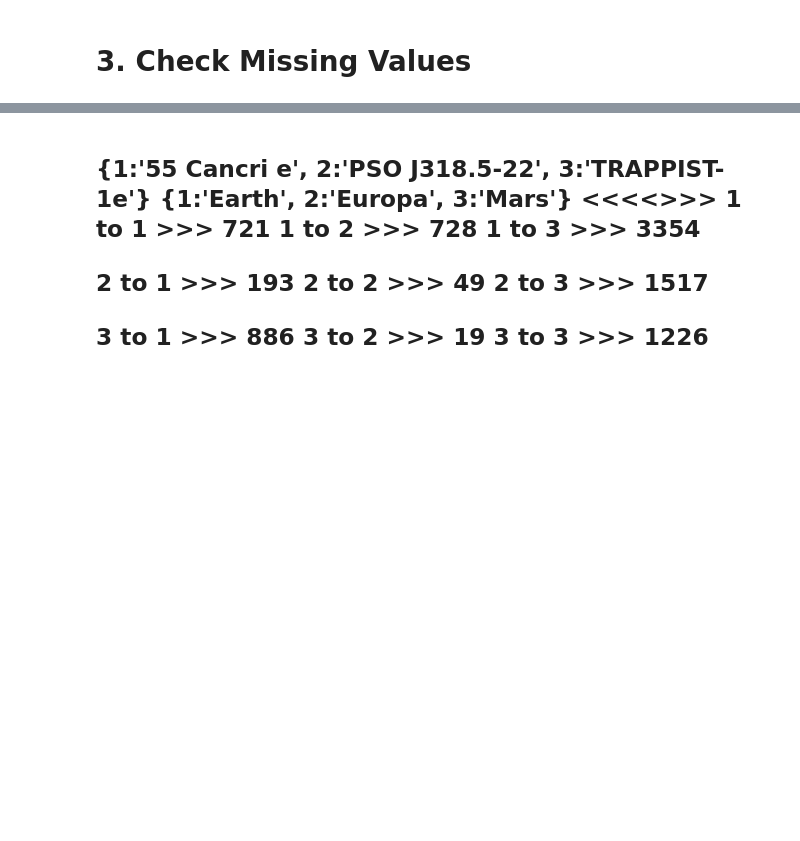
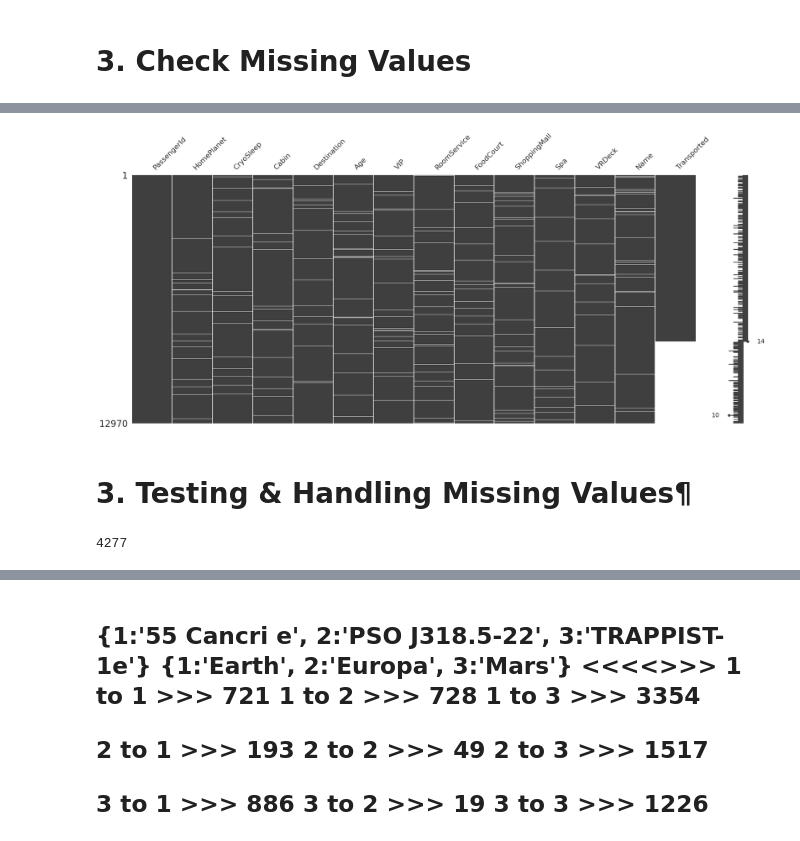
Before and after one commit to Sadeqsoli/SpaceTitanicSurvivors, a Jupyter notebook: spacetitanicsurvivors.ipynb, the cells around one changed output, grey strips where cells are left out. Saved outputs shown, nothing was run; the diff lists cells and outputs as text; code cells hidden in the pictures; blank space fills up the shorter version.

```diff
--- a/spacetitanicsurvivors.ipynb
+++ b/spacetitanicsurvivors.ipynb
@@ -35,7 +35,9 @@ for dirname, _, filenames in os.walk('/kaggle/input'):
 train=pd.read_csv('../input/spaceship-titanic/train.csv')
 test=pd.read_csv('../input/spaceship-titanic/test.csv')
 
-train.head()
+train_test = pd.concat([train, test])
+
+train_test.head()
 # %% [output]
 |  | PassengerId | HomePlanet | CryoSleep | Cabin | Destination | Age | VIP | RoomService | FoodCourt | ... |
 | 0 | 0001_01 | Europa | False | B/0/P | TRAPPIST-1e | 39.0 | False | 0.0 | 0.0 | ... |
@@ -341,0 +83,20 @@ train.head(3)
+# %%
+msno.matrix(train_test)
+plt.show()
+# %% [output]
+[figure, added]
+# %% [markdown]
+# 3. Testing & Handling Missing Values¶
+# %%
+# scatter_matrix(train_test, alpha=0.2, figsize=(6, 6), diagonal='kde')
+# plt.show()
+# plt.plot(train_test['RoomService'], label='RoomService')
+# plt.plot(train_test['ShoppingMall'], label='ShoppingMall')
+# plt.title('Comparison of RoomService and ShoppingMall')
+# plt.xlabel('Index')
+# plt.ylabel('Values')
+# plt.legend()
+# plt.show()
+sum(train_test['Transported'].isna())
+# %% [output]
+4277
```
Also changed, not shown: parts of 61 cells of this notebook.
